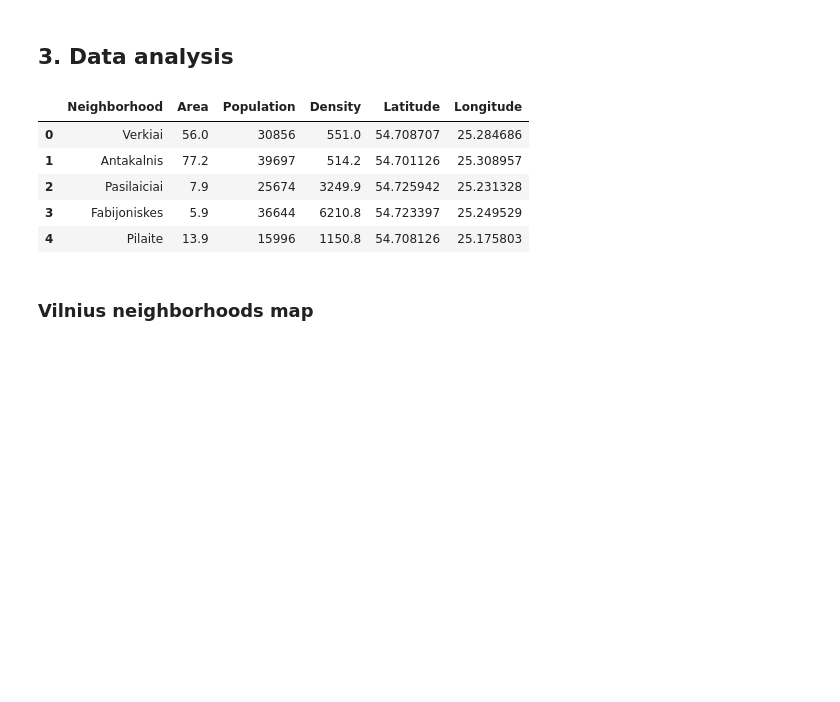
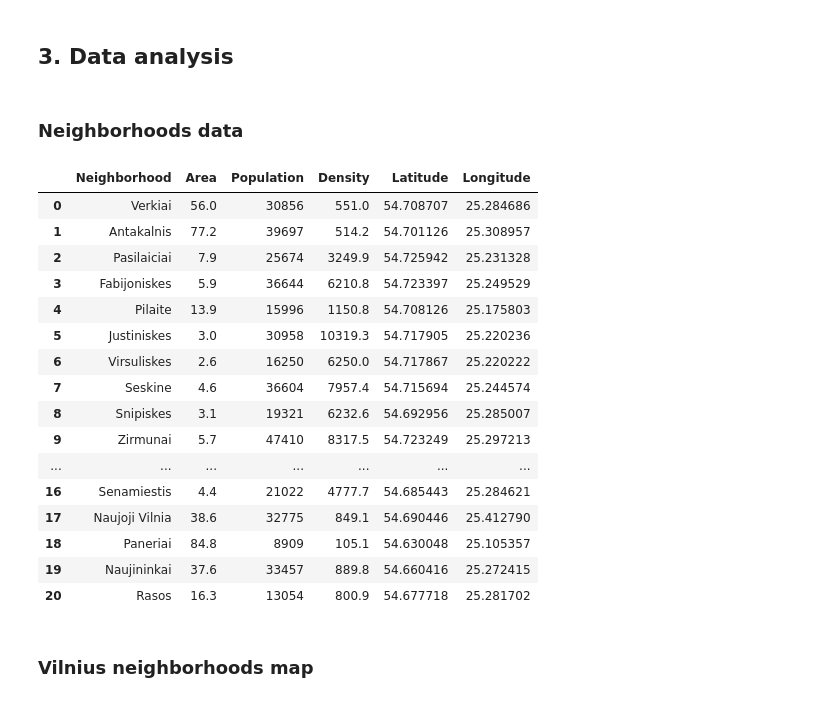
Before and after one commit to gruntoff/Battle-of-Neighborhoods, a Jupyter notebook: The Battle of Neighborhoods - Report.ipynb, the cells around one changed output. Drawn from its saved outputs; the diff is of its cells as text; code cells hidden in the pictures; blank space fills up the shorter version.

```diff
--- a/The Battle of Neighborhoods - Report.ipynb
+++ b/The Battle of Neighborhoods - Report.ipynb
@@ -61,15 +61,28 @@ def replace_letters(st):
     return string.capwords(st)
 # %%
 df['Neighborhood'] = df['Neighborhood'].apply(replace_letters)
+# %% [markdown]
+### Neighborhoods data
 # %%
-df.head()
+df
 # %% [output]
 |  | Neighborhood | Area | Population | Density | Latitude | Longitude |
 | 0 | Verkiai | 56.0 | 30856 | 551.0 | 54.708707 | 25.284686 |
 | 1 | Antakalnis | 77.2 | 39697 | 514.2 | 54.701126 | 25.308957 |
 | 2 | Pasilaiciai | 7.9 | 25674 | 3249.9 | 54.725942 | 25.231328 |
 | 3 | Fabijoniskes | 5.9 | 36644 | 6210.8 | 54.723397 | 25.249529 |
 | 4 | Pilaite | 13.9 | 15996 | 1150.8 | 54.708126 | 25.175803 |
+| 5 | Justiniskes | 3.0 | 30958 | 10319.3 | 54.717905 | 25.220236 |
+| 6 | Virsuliskes | 2.6 | 16250 | 6250.0 | 54.717867 | 25.220222 |
+| 7 | Seskine | 4.6 | 36604 | 7957.4 | 54.715694 | 25.244574 |
+| 8 | Snipiskes | 3.1 | 19321 | 6232.6 | 54.692956 | 25.285007 |
+| 9 | Zirmunai | 5.7 | 47410 | 8317.5 | 54.723249 | 25.297213 |
+| ... | ... | ... | ... | ... | ... | ... |
+| 16 | Senamiestis | 4.4 | 21022 | 4777.7 | 54.685443 | 25.284621 |
+| 17 | Naujoji Vilnia | 38.6 | 32775 | 849.1 | 54.690446 | 25.412790 |
+| 18 | Paneriai | 84.8 | 8909 | 105.1 | 54.630048 | 25.105357 |
+| 19 | Naujininkai | 37.6 | 33457 | 889.8 | 54.660416 | 25.272415 |
+| 20 | Rasos | 16.3 | 13054 | 800.9 | 54.677718 | 25.281702 |
 # %% [markdown]
 ### Vilnius neighborhoods map
 # %%
```
Also changed, not shown: parts of 7 cells of this notebook, 1 other file.
